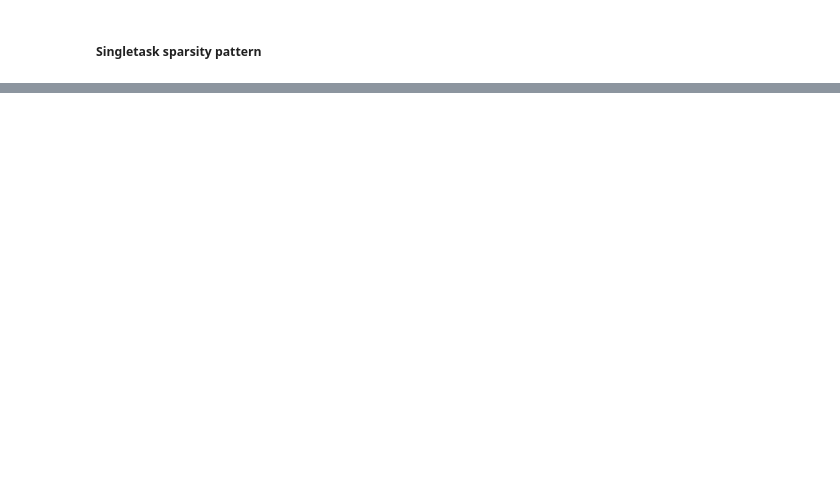
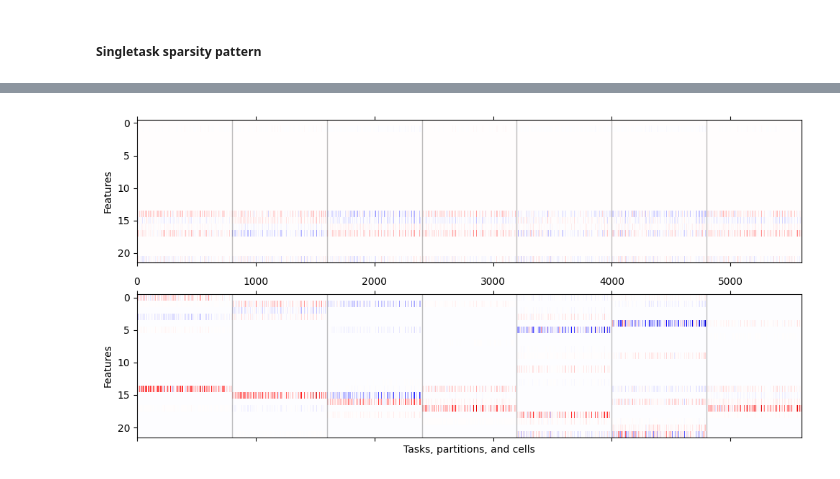
Before and after one commit to mattrmd/joplen_mlsp2024, a Jupyter notebook: experiments/plotting.ipynb, the cells around one changed output, grey strips where cells are left out. Cells and saved outputs as stored; diff of their text form; code cells hidden in the pictures; blank space fills up the shorter version.

```diff
--- a/experiments/plotting.ipynb
+++ b/experiments/plotting.ipynb
@@ -387,0 +425,35 @@ plt.show()
+# %%
+def plot_joplen_weights(core_weights, task_weights, axs=None):
+    min_val = min(core_weights.min(), task_weights.min())
+    max_val = max(core_weights.max(), task_weights.max())
+
+    n_tasks, n_feats, n_cells = core_weights.shape
+    core_weights = core_weights.transpose(1, 0, 2).reshape(n_feats, -1)
+    task_weights = task_weights.transpose(1, 0, 2).reshape(n_feats, -1)
+
+    core_weights = scale_matrix(core_weights, min_val, max_val)
+    task_weights = scale_matrix(task_weights, min_val, max_val)
+
+    if axs is None:
+        fig, axs = plt.subplots(2, 1, figsize=(10, 5), sharey=True, sharex=True)
+
+    params = {"aspect": "auto", "vmin": -1, "vmax": 1, "cmap": "seismic"}
+
+    axs[0].matshow(core_weights, **params)
+    # axs[0].set_title("Common weights")
+    axs[1].matshow(task_weights, **params)
+    # axs[1].set_title("Task-specific weights")
+
+    # create a vertical line between each task
+    for ax in axs:
+        for i in range(n_tasks - 1):
+            ax.axvline((i + 1) * n_cells, color="k", linewidth=1, alpha=0.25)
+
+    for ax in axs:
+        ax.set_ylabel("Features")
+
+    axs[1].set_xlabel("Tasks, partitions, and cells")
+
+    plt.tight_layout()
+
+    return ax
@@ -387,0 +536,6 @@ plt.show()
+# %%
+ax = plot_joplen_weights(sarcos_jp_core, sarcos_jp_task)
+
+plt.savefig("plots/fig4.pdf", bbox_inches="tight")
+# %% [output]
+[figure, added]
```
Also changed, not shown: parts of 11 cells of this notebook, 34 other files.
